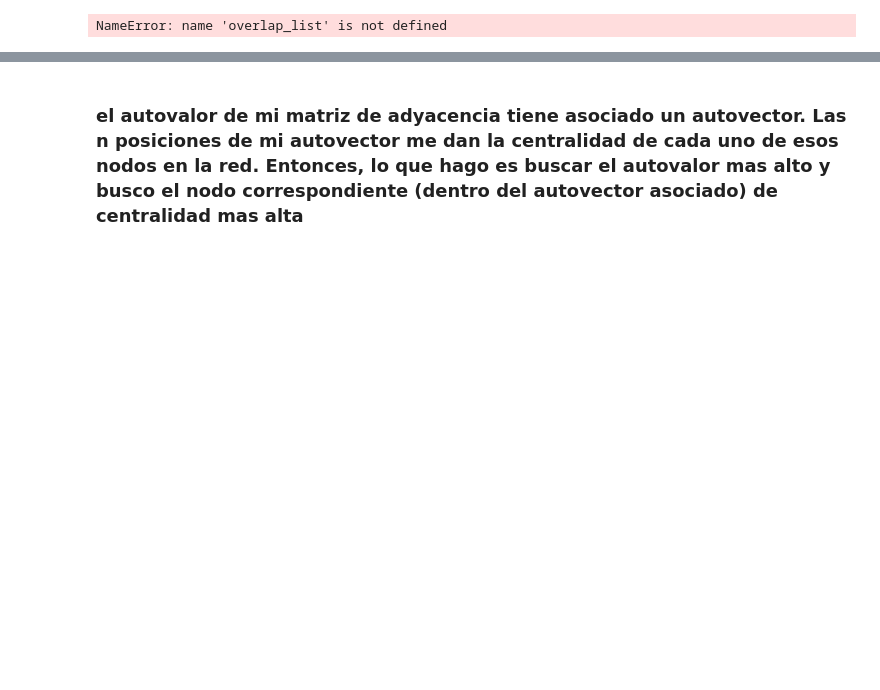
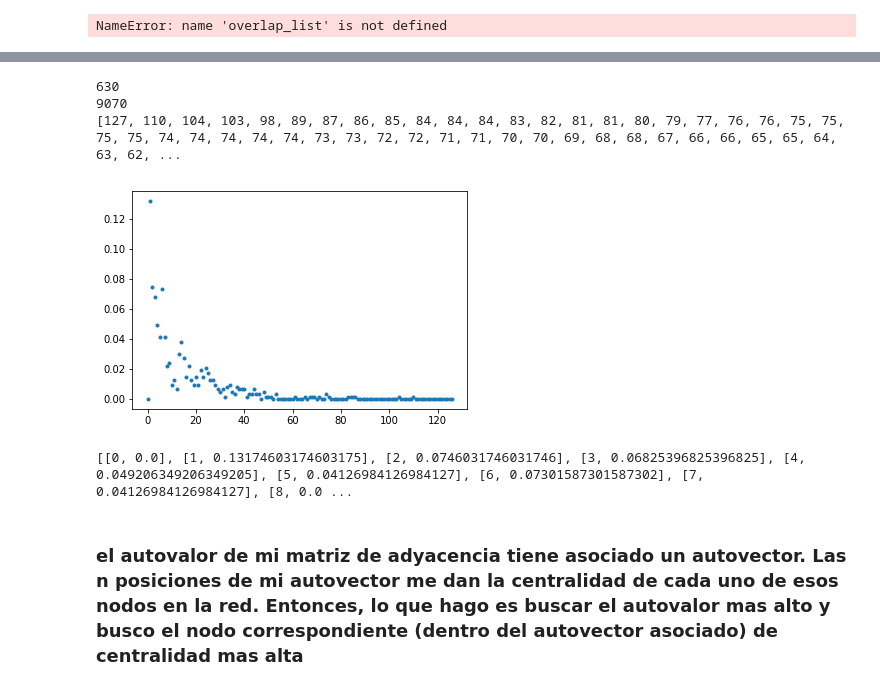
Before and after one commit to Juanfio/FacuyJuan_2018, a Jupyter notebook: TP02/TP02_CODIGOS.ipynb, the cells around one changed output, grey strips where cells are left out. Saved outputs shown, nothing was run; the diff lists cells and outputs as text; code cells hidden in the pictures; blank space fills up the shorter version.

```diff
--- a/TP02/TP02_CODIGOS.ipynb
+++ b/TP02/TP02_CODIGOS.ipynb
@@ -645,3 +726,64 @@ print(beta)
+# %%
+#Asigno escencialidad
+g = grafo ('tc02Data/yeast_AP-MS.txt')
+nro_escenciales = 0
+escen = ldata ('tc02Data/Essential_ORFs_paperHe.txt')
+for node in g.nodes():
+    for j in range(len(escen)):
+
+        if len(escen[j]) > 2 and node in escen[j][1]: #No me interesan las listas con largo menor a 2
+            g.node[node]['escencialidad']='escencial'
+            nro_escenciales = nro_escenciales + 1
+        else:
+            g.node[node]['escencialidad'] = 'no escencial'
+
+print(nro_escenciales)
+#Calculo el n de la red original (IBEP)
+n = 0
+for enlace in g.edges():
+    if g.node[enlace[0]]['escencialidad'] == 'escencial' and g.node[enlace[1]]['escencialidad'] == 'escencial':
+        n = n + 1
+print(len(list(g.edges())))
+
+#Lista de nodos con grados ordenada de mayor a menor sin nodos con grado cero
+nodo_grados=[]
+for node in g.nodes:
+    nodo_grados.append([node,g.degree[node]])
+#     if g.degree(node) == 0:
+#         nodo_grados.remove([node,g.degree[node]])
+nodo_grados.sort(key=lambda grado: grado[1], reverse=True)
+#Probabilidad de que un nodo sea escencial
+PE=[]
+grados=[]
+for k in range(len(nodo_grados)):
+    grados.append(nodo_grados[k][1])
+print(grados)
+Kmax=max(grados)
+
+for k in range(Kmax):
+    sum_k = 0
+    for i in range(len(nodo_grados)):
+        if int(grados[i]) == k and g.node[nodo_grados[i][0]]['escencialidad'] == 'escencial' :
+            sum_k = sum_k + 1
+    PE.append([k,sum_k/nro_escenciales])
+
+x=np.zeros(len(PE))
+y=np.zeros(len(PE))
+
+for i in range(len(x)):
+    x[i]=PE[i][0]
+    y[i]=PE[i][1]
+
+plt.plot(x,y,'.')
+plt.show()
+
+print(PE)
+# %% [output]
+630
+9070
+[127, 110, 104, 103, 98, 89, 87, 86, 85, 84, 84, 84, 83, 82, 81, 81, 80, 79, 77, 76, 76, 75, 75, 75, 75, 74, 74, 74, 74, 74, 73, 73, 72, 72, 71, 71, 70, 70, 69, 68, 68, 67, 66, 66, 65, 65, 64, 63, 62, ...
+[figure, added]
+[[0, 0.0], [1, 0.13174603174603175], [2, 0.0746031746031746], [3, 0.06825396825396825], [4, 0.049206349206349205], [5, 0.04126984126984127], [6, 0.07301587301587302], [7, 0.04126984126984127], [8, 0.0 ...
 # %%
 data=[['gonza','pablo'],['yoda','obi'],['pancho','obi'],['carlitos','pablo'],['gonza','pancho'],['gonza','carlitos'],['obi','carlitos'],['obi','braulio']]
 g = nx.Graph ()
```
Also changed, not shown: parts of 2 cells of this notebook, 2 other files.
